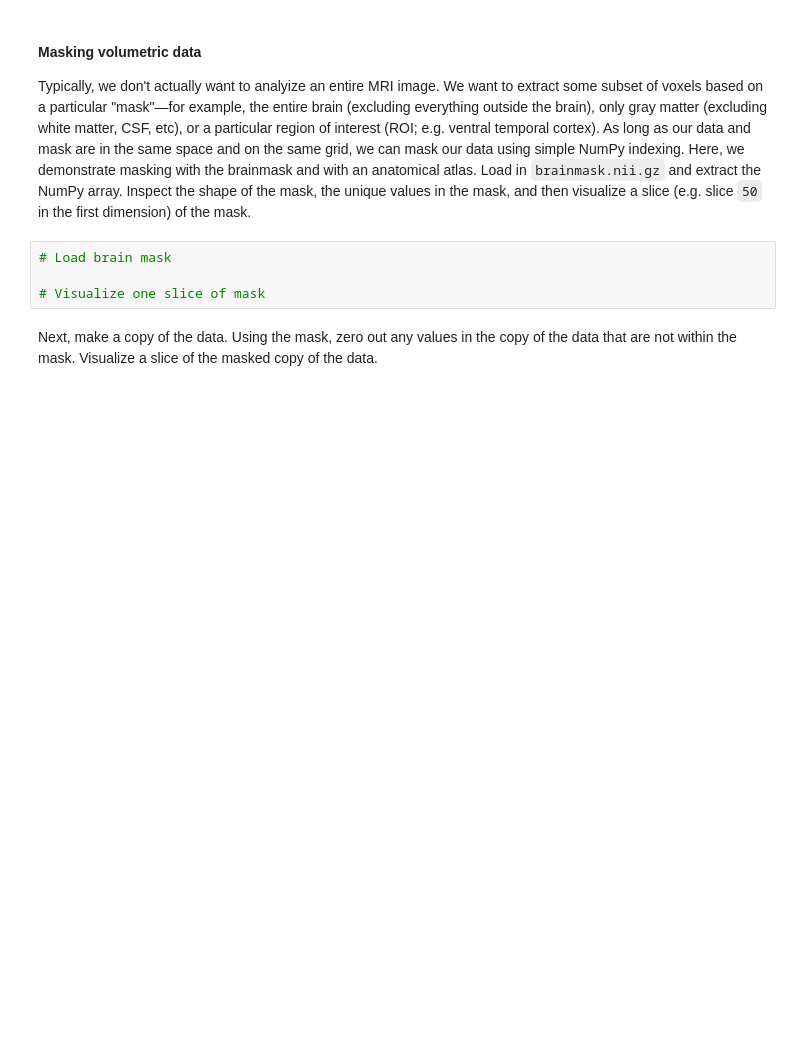
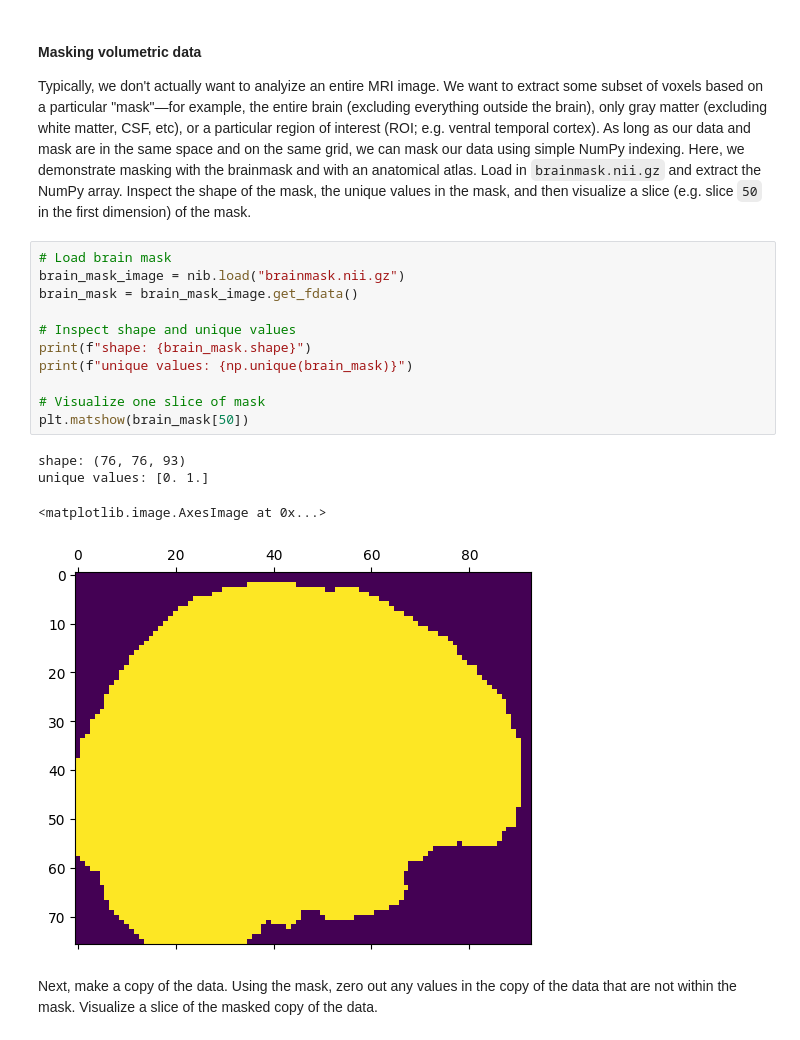
Before and after one commit to biancasanti/neu502b-2026, a Jupyter notebook: fmri-1/fmri-1-introduction.ipynb, the cells around one changed output. Cells and saved outputs as stored; diff of their text form; blank space fills up the shorter version.

```diff
--- a/fmri-1/fmri-1-introduction.ipynb
+++ b/fmri-1/fmri-1-introduction.ipynb
@@ -107,8 +131,20 @@ To save an image, we need to first convert our NumPy array back into a NIfTI ima
 Typically, we don't actually want to analyize an entire MRI image. We want to extract some subset of voxels based on a particular "mask"—for example, the entire brain (excluding everything outside the brain), only gray matter (excluding white matter, CSF, etc), or a particular region of interest (ROI; e.g. ventral temporal cortex). As long as our data and mask are in the same space and on the same grid, we can mask our data using simple NumPy indexing. Here, we demonstrate masking with the brainmask and with an anatomical atlas. Load in `brainmask.nii.gz` and extract the NumPy array. Inspect the shape of the mask, the unique values in the mask, and then visualize a slice (e.g. slice `50` in the first dimension) of the mask.
 # %%
 # Load brain mask
+brain_mask_image = nib.load("brainmask.nii.gz")
+brain_mask = brain_mask_image.get_fdata()
+
+# Inspect shape and unique values
+print(f"shape: {brain_mask.shape}")
+print(f"unique values: {np.unique(brain_mask)}")
 
 # Visualize one slice of mask
+plt.matshow(brain_mask[50])
+# %% [output]
+shape: (76, 76, 93)
+unique values: [0. 1.]
+<matplotlib.image.AxesImage at 0x...>
+[figure, added]
 # %% [markdown]
 Next, make a copy of the data. Using the mask, zero out any values in the copy of the data that are not within the mask. Visualize a slice of the masked copy of the data.
 # %%
```
Also changed, not shown: parts of 7 cells of this notebook, 3 other files.
